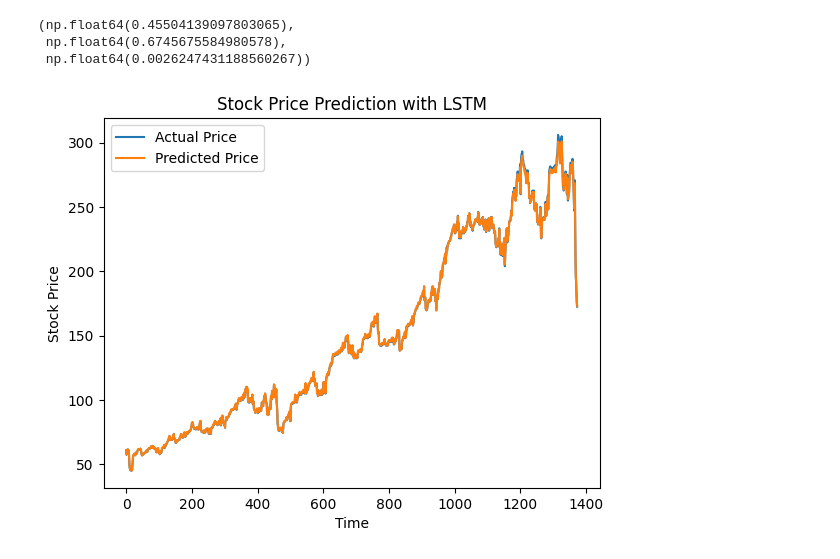
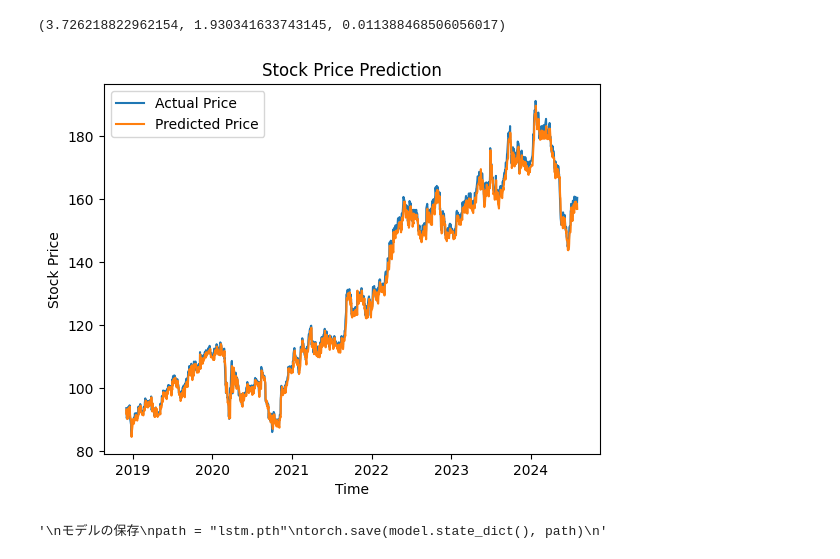
Before and after one commit to witten256/athena-trainee, a Jupyter notebook: lstm.ipynb, the cells around one changed output. Saved outputs shown, nothing was run; the diff lists cells and outputs as text; code cells hidden in the pictures.

```diff
--- a/lstm.ipynb
+++ b/lstm.ipynb
@@ -15,17 +11,21 @@ df = pd.read_csv(path)
 # %%
+# データの読み込み
+path = "../stock_price.csv"
+# 読み込み時に日付けをdatatimeオブジェクトに変換するように変更
+df = pd.read_csv(path, parse_dates=["日付け"])
+
 # 前処理
 df = df.rename(
     columns={
+        "日付け": "Date",
         "終値": "Close",
         "始値": "Open",
         "高値": "High",
         "安値": "Low",
         "出来高": "Volume",
         "変化率 %": "Change",
-    },
-    index=str,
+    }
 )
-df.index.name = "Date"
 
 symbols = set()
 for value in df["Volume"]:
@@ -44,16 +44,19 @@ def convert_volume(value):
         return number
 
 
-features = df[["Close", "Open", "High", "Low", "Volume", "Change"]].copy()
+features = df.copy()
+# 重要: データの順番を逆転
+features = features.iloc[::-1].reset_index(drop=True)
 features["Volume"] = features["Volume"].apply(convert_volume)
 features["Change"] = features["Change"].str.replace("%", "").astype(float)
+
 features = features.values
+dates = features[:, 0].reshape(-1, 1)
+values = features[:, 1:]
 
-
-# ミニマックス正規化
 scaler = MinMaxScaler(feature_range=(0, 1))
-scaler = scaler.fit(features)
-features_scaled = scaler.transform(features)
+scaler = scaler.fit(values)
+values_scaled = scaler.transform(values)
 # %%
 # モデル定義
 class LSTMModel(nn.Module):
@@ -107,11 +111,11 @@ model = LSTMModel(input_size=6)
 loss_fn = nn.MSELoss()
 optimizer = torch.optim.Adam(model.parameters(), lr=0.001)
 
-# 検証より、n=50を採用
-len_seq = 50
+# 検証より、n=10を採用
+len_seq = 10
 
 # 学習用データの準備
-X, y = get_seq(features_scaled, len_seq)
+X, y = get_seq(values_scaled, len_seq)
 X = torch.FloatTensor(X)
 y = torch.FloatTensor(y)
 
@@ -204,18 +208,25 @@ rmse_inv = np.sqrt(mse_inv)
 # MAPE; Mean Absolute Percentage Error, 平均絶対パーセント誤差
 mape = np.mean(np.abs((y_pred_inverted - y_test_inverted) / y_test_inverted))
 
-mse_inv, rmse_inv, mape
+mse_inv.item(), rmse_inv.item(), mape.item()
 # %% [output]
-(np.float64(0.45504139097803065),
- np.float64(0.6745675584980578),
- np.float64(0.0026247431188560267))
+(3.726218822962154, 1.930341633743145, 0.011388468506056017)
 # %%
-plt.plot(y_test_inverted, label="Actual Price")
-plt.plot(y_pred_inverted, label="Predicted Price")
+dates_test = dates[-(len(y_test_inverted)) :, :]
+plt.plot(dates_test, y_test_inverted, label="Actual Price")
+plt.plot(dates_test, y_pred_inverted, label="Predicted Price")
 plt.legend()
 plt.xlabel("Time")
 plt.ylabel("Stock Price")
 plt.title("Stock Price Prediction")
 plt.show()
 # %% [output]
-[figure, old version]
+[figure, new version]
+# %%
+"""
+モデルの保存
+path = "lstm.pth"
+torch.save(model.state_dict(), path)
+"""
+# %% [output]
+'\nモデルの保存\npath = "lstm.pth"\ntorch.save(model.state_dict(), path)\n'
```
Also changed, not shown: parts of 3 cells of this notebook, 4 other files.
